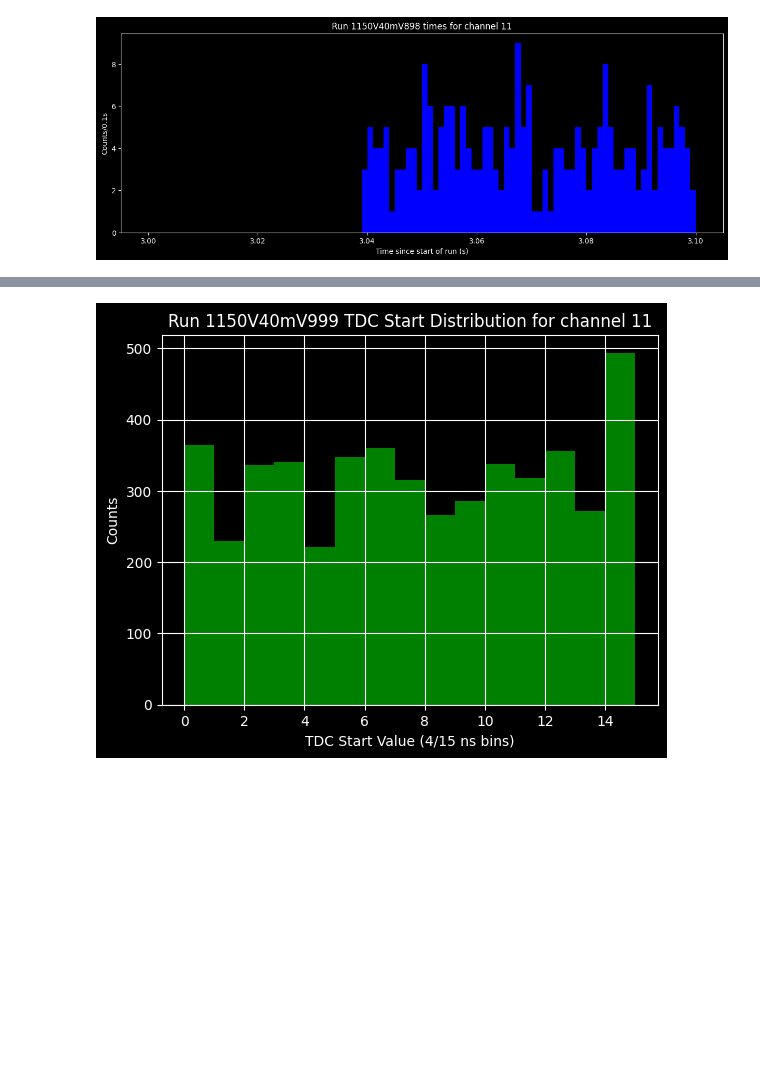
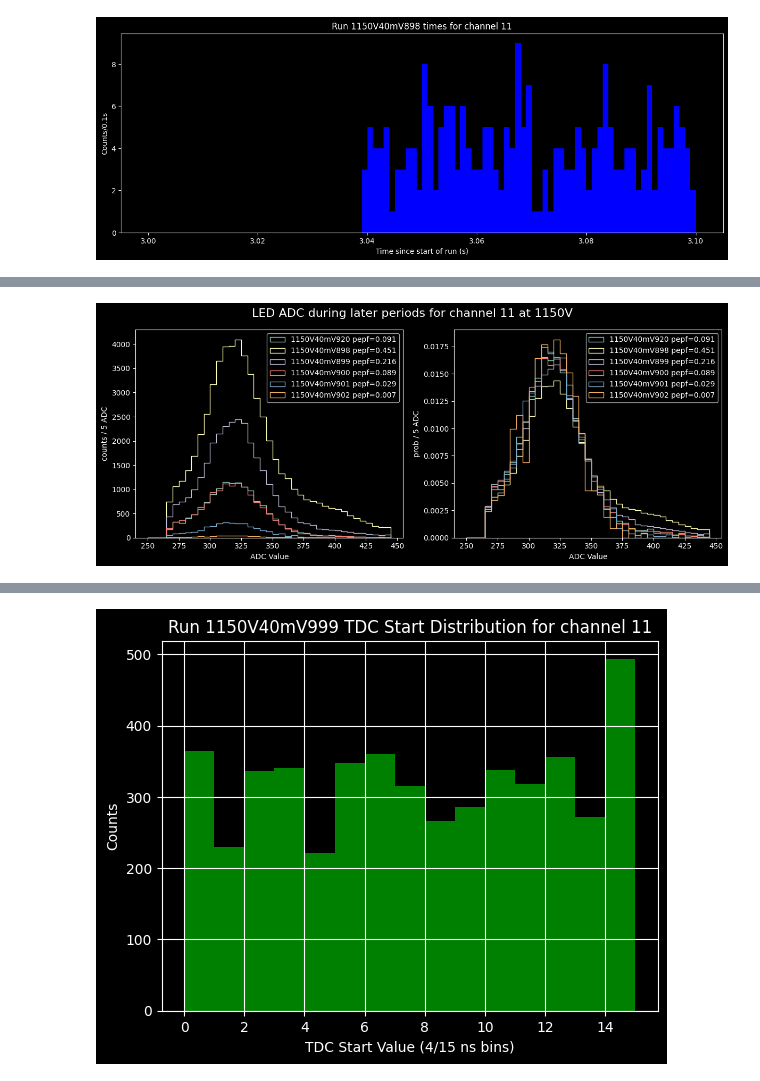
Before and after one commit to deankarlen/hk_fd2, a Jupyter notebook: timing_202603.ipynb, the cells around one changed output, grey strips where cells are left out. Cells and saved outputs as stored; diff of their text form; code cells hidden in the pictures; blank space fills up the shorter version.

```diff
--- a/timing_202603.ipynb
+++ b/timing_202603.ipynb
@@ -277,0 +302,31 @@ plt.show()
+# %%
+# Compare the ADC distributions for the different runs at 1150V (no including the pre-run period), to show how the shape changes as the pepf increases.
+# Normalize them, to compare shapes directly. Show in single plot, with unfilled histograms
+
+fig, ax = plt.subplots(1,2,figsize=(12, 5))
+
+for run_name in pepfs:
+    pepf = pepfs[run_name]
+    data = get_data(run_name=run_name, channel=channel)
+    attenuation = int(run_name[-3:])
+    period_range = run_period_1150V[attenuation]
+    mask_led = ((data['pmt_time_modulus_zeroeds'] > -5) & (data['pmt_time_modulus_zeroeds'] < 5))  # (within 20 ns of expected time)
+    time_min = np.min(data['pmt_times'][mask_led])*4E-9
+    all_led_times = data['pmt_times'][mask_led]*4E-9-time_min
+    mask_period = ((all_led_times >= period_range[0]) & (all_led_times <= period_range[1]))
+    ax[0].hist(data['adcs'][mask_led][mask_period], bins=np.arange(250,450,5), density=False, histtype='step', label=f'{run_name} pepf={pepf:0.3f}')
+    ax[1].hist(data['adcs'][mask_led][mask_period], bins=np.arange(250,450,5), density=True, histtype='step', label=f'{run_name} pepf={pepf:0.3f}')
+
+ax[0].legend()
+ax[1].legend()
+ax[0].set_xlabel('ADC Value')
+ax[1].set_xlabel('ADC Value')
+ax[0].set_ylabel('counts / 5 ADC')
+ax[1].set_ylabel('prob / 5 ADC')
+
+plt.suptitle(f'LED ADC during later periods for channel {channel} at 1150V', fontsize=16)
+plt.tight_layout()
+plt.savefig(f'I:/fd2_analyses/adc_1150V_chan{channel:02d}_later.png')
+plt.show()
+# %% [output]
+[figure, added]
```
Also changed, not shown: parts of 7 cells of this notebook.
